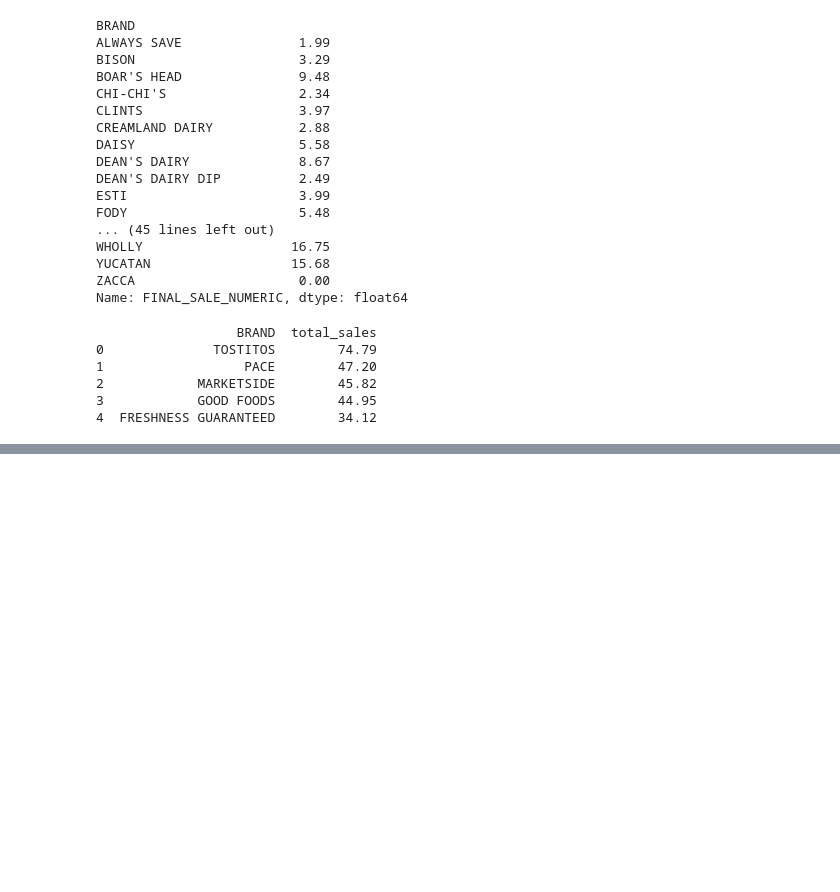
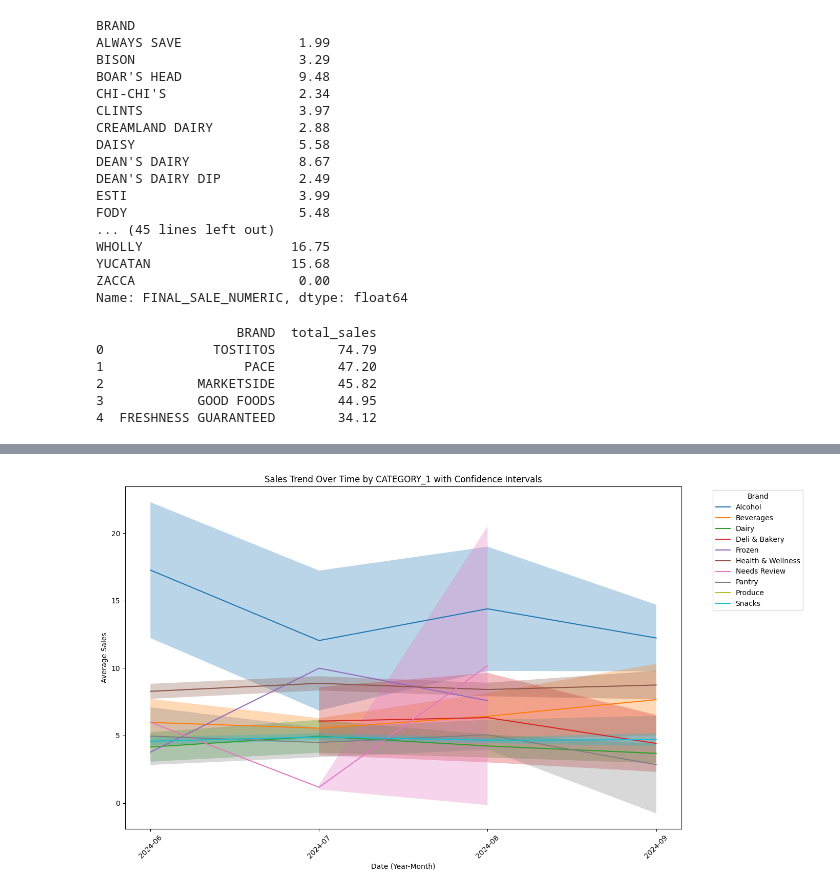
Before and after one commit to mariaob1201/FETCH-challenge, a Jupyter notebook: 2_processing/1.2_cleaning_merging.ipynb, the cells around one changed output, grey strips where cells are left out. Saved outputs shown, nothing was run; the diff lists cells and outputs as text; code cells hidden in the pictures; blank space fills up the shorter version.

```diff
--- a/2_processing/1.2_cleaning_merging.ipynb
+++ b/2_processing/1.2_cleaning_merging.ipynb
@@ -1057,0 +1287,45 @@ print(top_5_brands)
+# %%
+import pandas as pd
+import matplotlib.pyplot as plt
+import numpy as np
+
+# Step 1: Ensure that 'PURCHASE_DATE_CT' is in datetime format
+merged_df['PURCHASE_DATE_CT'] = pd.to_datetime(merged_df['PURCHASE_DATE_CT'], errors='coerce')
+
+# Step 2: Extract the year and month for grouping
+merged_df['Year-Month'] = merged_df['PURCHASE_DATE_CT'].dt.to_period('M')  # 'M' for monthly period
+
+# Step 3: Group by 'BRAND' and 'Year-Month' and calculate the sum and standard error of the sales
+brand_sales_per_month = merged_df.groupby(['CATEGORY_1', 'Year-Month'])['FINAL_SALE_NUMERIC'].agg(
+    ['mean', 'sem']  # 'sem' is standard error of the mean
+).reset_index()
+
+# Step 4: Plot the sales trend with CI for each brand
+plt.figure(figsize=(14, 8))
+
+for brand in brand_sales_per_month['CATEGORY_1'].unique():
+    brand_data = brand_sales_per_month[brand_sales_per_month['CATEGORY_1'] == brand]
+
+    # Mean and CI
+    mean_sales = brand_data['mean']
+    ci_upper = mean_sales + 1.96 * brand_data['sem']  # 95% CI upper bound
+    ci_lower = mean_sales - 1.96 * brand_data['sem']  # 95% CI lower bound
+
+    # Plot the mean sales
+    plt.plot(brand_data['Year-Month'].astype(str), mean_sales, label=brand)
+
+    # Plot the confidence interval (shaded area)
+    plt.fill_between(brand_data['Year-Month'].astype(str), ci_lower, ci_upper, alpha=0.3)
+
+# Customize the plot
+plt.title('Sales Trend Over Time by CATEGORY_1 with Confidence Intervals')
+plt.xlabel('Date (Year-Month)')
+plt.ylabel('Average Sales')
+plt.xticks(rotation=45)
+plt.legend(title='Brand', bbox_to_anchor=(1.05, 1), loc='upper left')
+plt.tight_layout()
+
+# Show the plot
+plt.show()
+# %% [output]
+[figure, added]
```
Also changed, not shown: parts of 20 cells of this notebook, 4 other files.
